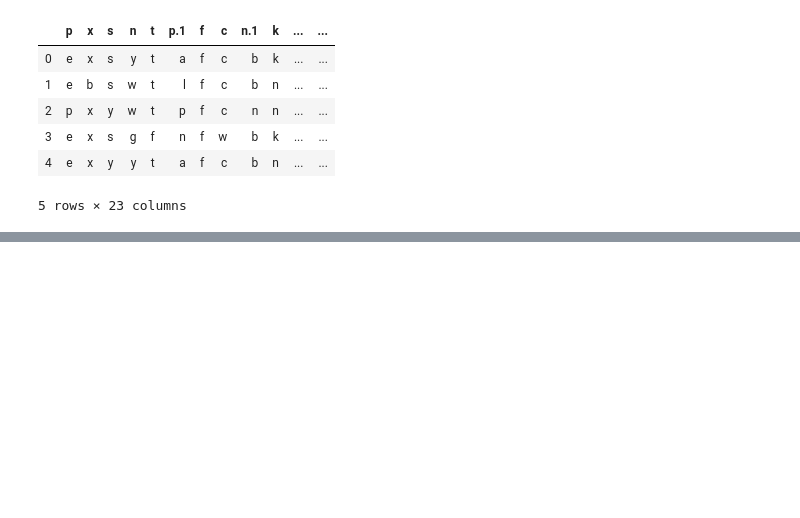
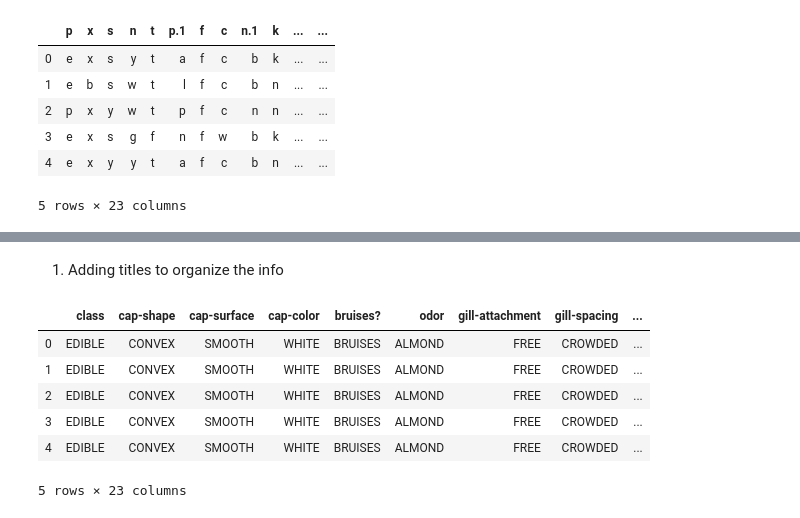
Before and after one commit to crownedone/mushrooms, a Jupyter notebook: Mushrooms.ipynb, the cells around one changed output, grey strips where cells are left out. Drawn from its saved outputs; the diff is of its cells as text; code cells hidden in the pictures; blank space fills up the shorter version.

```diff
--- a/Mushrooms.ipynb
+++ b/Mushrooms.ipynb
@@ -36,0 +48,2 @@ data_characteristics.head()
+# %% [markdown]
+1. Adding titles to organize the info
@@ -36,0 +103,10 @@ data_characteristics.head()
+# %%
+dataset_names.head()
+# %% [output]
+|  | class | cap-shape | cap-surface | cap-color | bruises? | odor | gill-attachment | gill-spacing | ... |
+| 0 | EDIBLE | CONVEX | SMOOTH | WHITE | BRUISES | ALMOND | FREE | CROWDED | ... |
+| 1 | EDIBLE | CONVEX | SMOOTH | WHITE | BRUISES | ALMOND | FREE | CROWDED | ... |
+| 2 | EDIBLE | CONVEX | SMOOTH | WHITE | BRUISES | ALMOND | FREE | CROWDED | ... |
+| 3 | EDIBLE | CONVEX | SMOOTH | WHITE | BRUISES | ALMOND | FREE | CROWDED | ... |
+| 4 | EDIBLE | CONVEX | SMOOTH | WHITE | BRUISES | ALMOND | FREE | CROWDED | ... |
+5 rows × 23 columns
```
Also changed, not shown: parts of 10 cells of this notebook, 1 other file.
